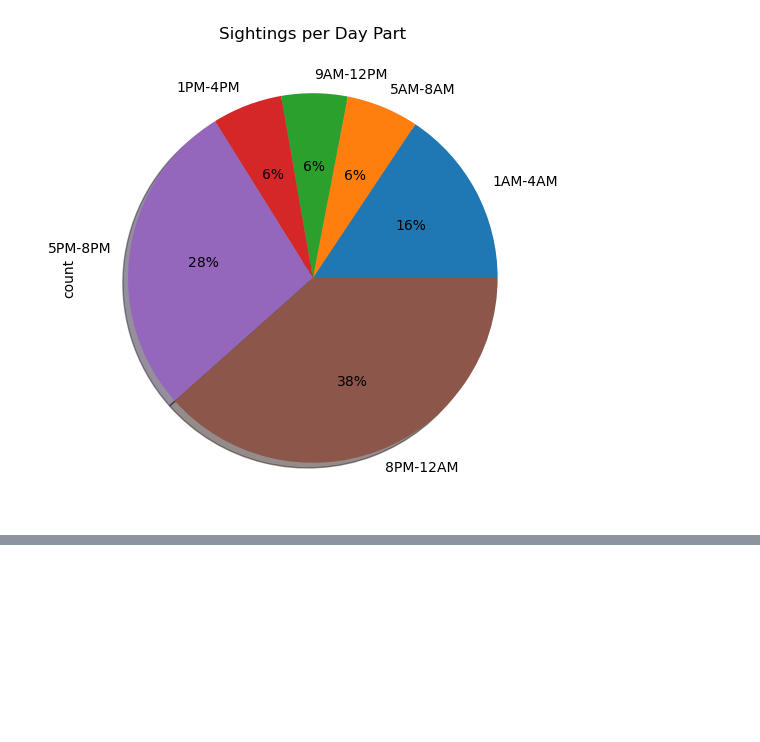
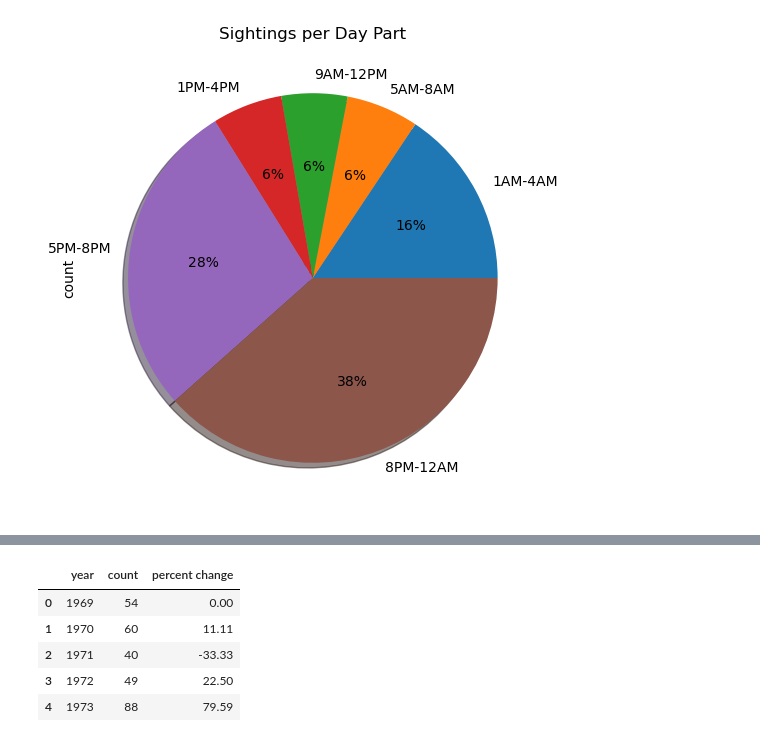
Before and after one commit to s-ellingwood/project-1, a Jupyter notebook: sightings_over_time-Chart.ipynb, the cells around one changed output, grey strips where cells are left out. Cells and saved outputs as stored; diff of their text form; code cells hidden in the pictures; blank space fills up the shorter version.

```diff
--- a/sightings_over_time-Chart.ipynb
+++ b/sightings_over_time-Chart.ipynb
@@ -112,0 +153,10 @@ time_data['day parts'].value_counts().sort_index().plot(kind='pie',
+# %%
+year_data.set_index('year')
+year_data.head()
+# %% [output]
+|  | year | count | percent change |
+| 0 | 1969 | 54 | 0.00 |
+| 1 | 1970 | 60 | 11.11 |
+| 2 | 1971 | 40 | -33.33 |
+| 3 | 1972 | 49 | 22.50 |
+| 4 | 1973 | 88 | 79.59 |
```
Also changed, not shown: parts of 5 cells of this notebook.
